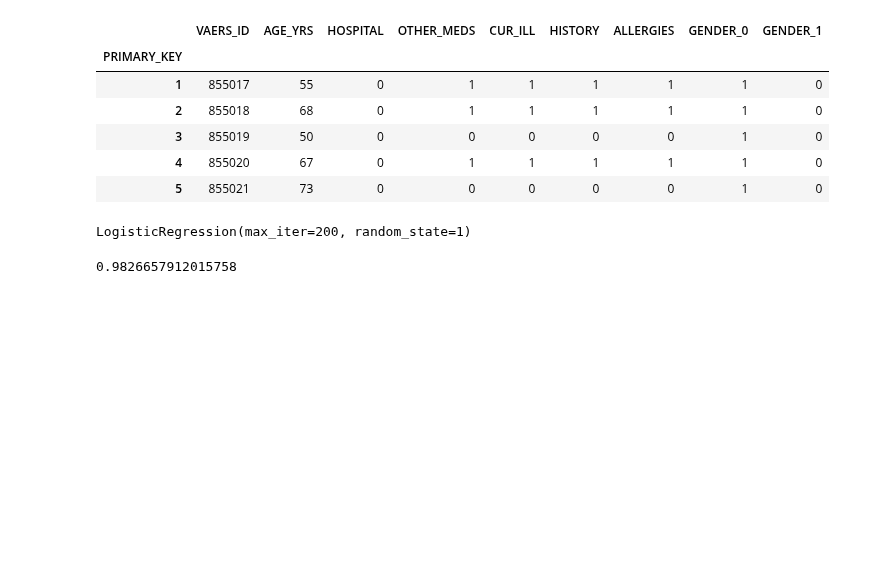
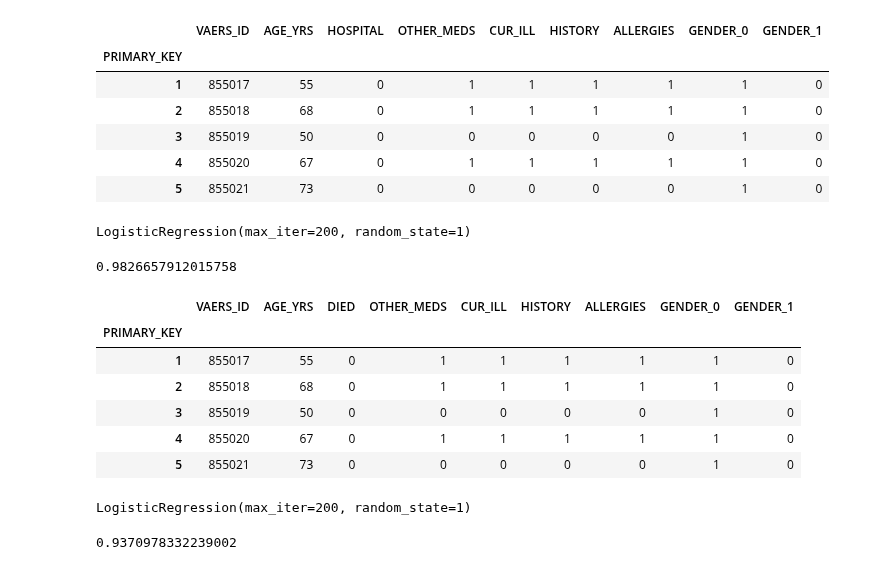
Before and after one commit to zoomdmartin02/Covid_Vaccine_Analysis, a Jupyter notebook: Model_team11.ipynb, the cells around one changed output. Cells and saved outputs as stored; diff of their text form; code cells hidden in the pictures; blank space fills up the shorter version.

```diff
--- a/Model_team11.ipynb
+++ b/Model_team11.ipynb
@@ -576,3 +578,16 @@ from sklearn.metrics import accuracy_score
 print(accuracy_score(y_test, y_pred))
 # %% [output]
 0.9826657912015758
+# %%
+## Logistic Regression Model to predict Hospitalization using DataFrame connected to PostgreSQL Database
+y = VAERS_incidents_postgres["HOSPITAL"].copy()
+X = VAERS_incidents_postgres.drop(["HOSPITAL"], axis=1).copy()
+X.head()
+# %% [output]
+|  | VAERS_ID | AGE_YRS | DIED | OTHER_MEDS | CUR_ILL | HISTORY | ALLERGIES | GENDER_0 | GENDER_1 |
+| PRIMARY_KEY |  |  |  |  |  |  |  |  |  |
+| 1 | 855017 | 55 | 0 | 1 | 1 | 1 | 1 | 1 | 0 |
+| 2 | 855018 | 68 | 0 | 1 | 1 | 1 | 1 | 1 | 0 |
+| 3 | 855019 | 50 | 0 | 0 | 0 | 0 | 0 | 1 | 0 |
+| 4 | 855020 | 67 | 0 | 1 | 1 | 1 | 1 | 1 | 0 |
+| 5 | 855021 | 73 | 0 | 0 | 0 | 0 | 0 | 1 | 0 |
@@ -579,2 +603,11 @@ print(accuracy_score(y_test, y_pred))
+# %%
+classifier.fit(X_train, y_train)
+# %% [output]
+LogisticRegression(max_iter=200, random_state=1)
+# %%
+from sklearn.metrics import accuracy_score
+print(accuracy_score(y_test, y_pred))
+# %% [output]
+0.9370978332239002
 # %%
 ###########################################################################################################################
```
Also changed, not shown: parts of 11 cells of this notebook.
